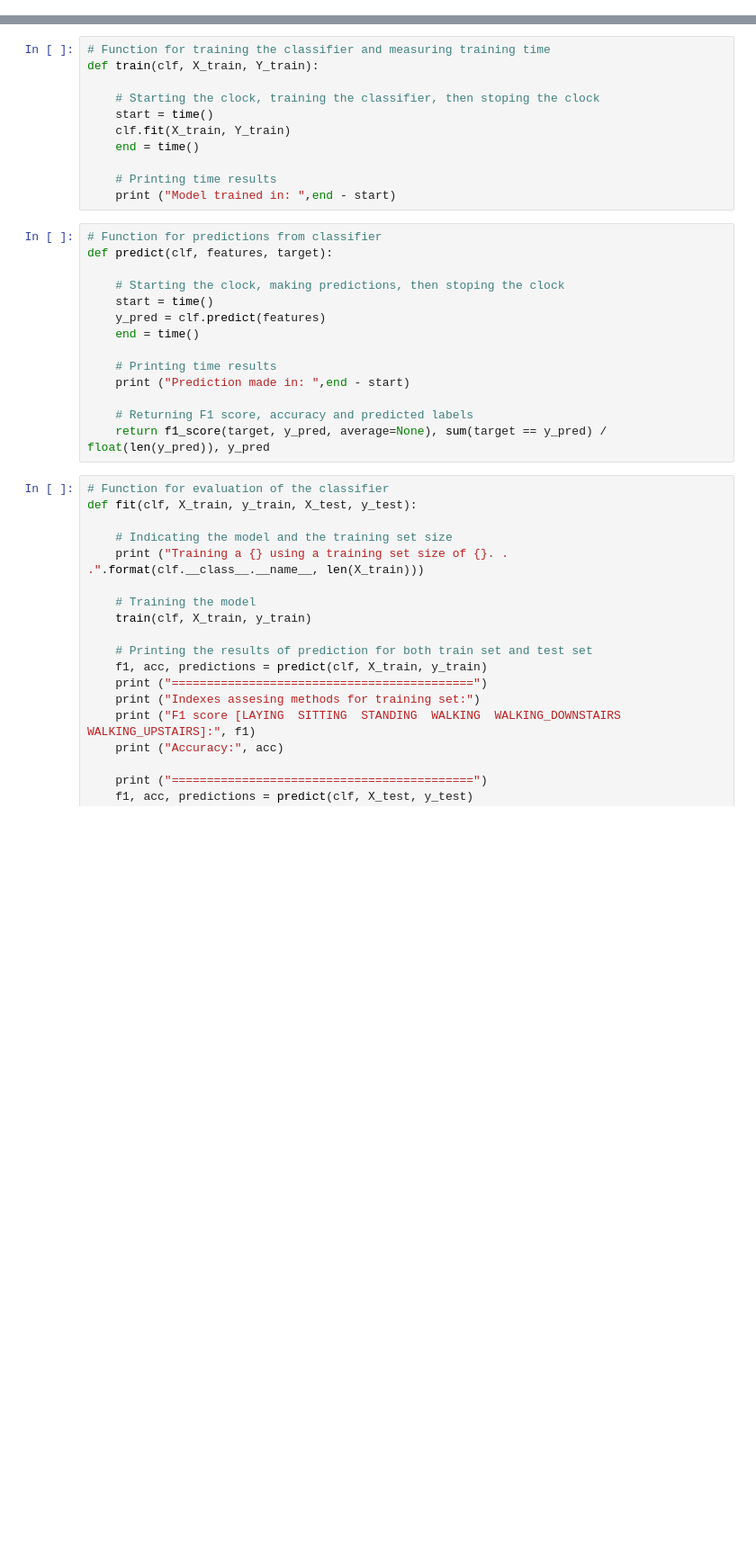
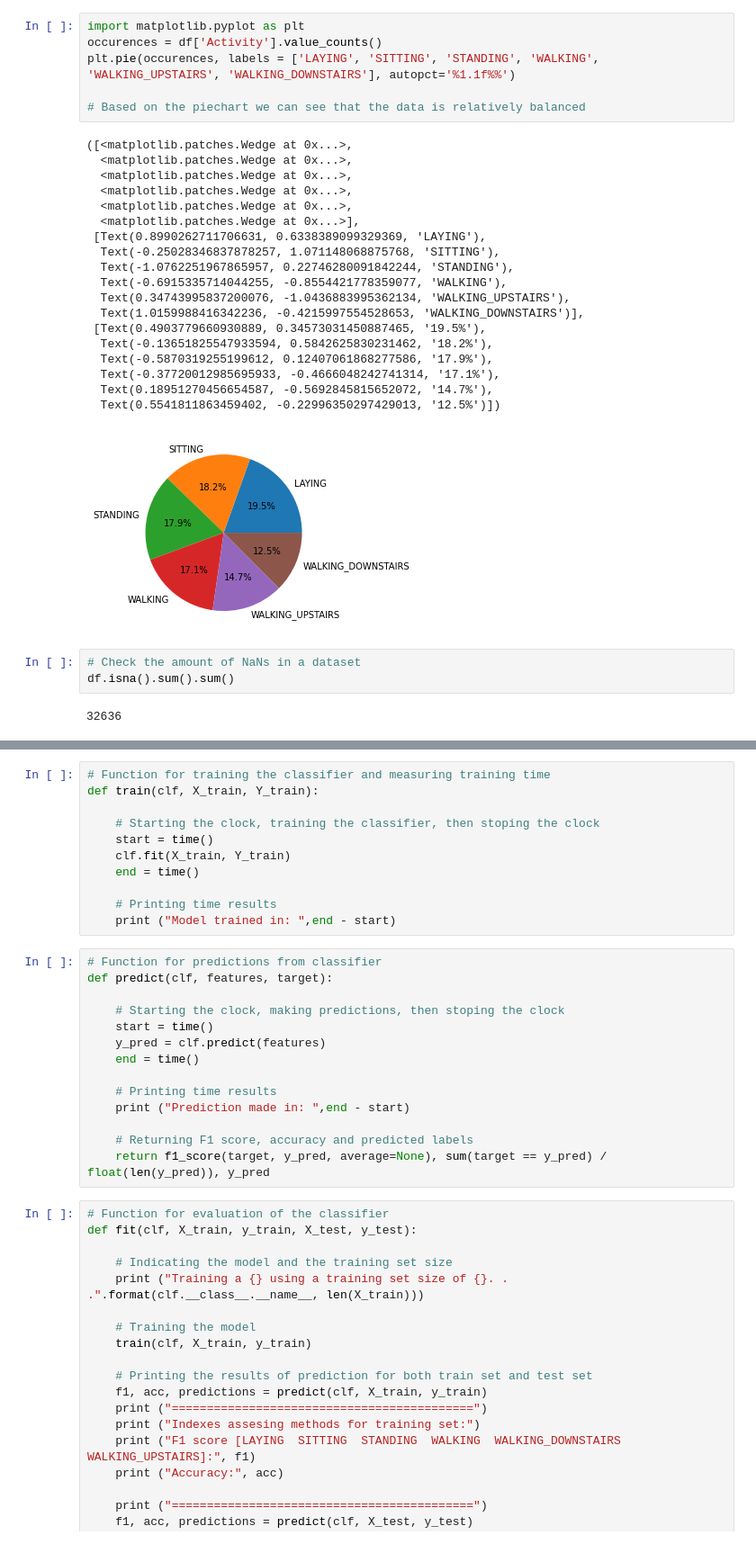
Before and after one commit to blejson/Hackathon, a Jupyter notebook: Documentation.ipynb, the cells around one changed output, grey strips where cells are left out. Shown at 90% size. Saved outputs shown, nothing was run; the diff lists cells and outputs as text; blank space fills up the shorter version.

```diff
--- a/Documentation.ipynb
+++ b/Documentation.ipynb
@@ -17,0 +38,31 @@ display(df)
+# %%
+import matplotlib.pyplot as plt
+occurences = df['Activity'].value_counts()
+plt.pie(occurences, labels = ['LAYING', 'SITTING', 'STANDING', 'WALKING', 'WALKING_UPSTAIRS', 'WALKING_DOWNSTAIRS'], autopct='%1.1f%%')
+
+# Based on the piechart we can see that the data is relatively balanced
+# %% [output]
+([<matplotlib.patches.Wedge at 0x...>,
+  <matplotlib.patches.Wedge at 0x...>,
+  <matplotlib.patches.Wedge at 0x...>,
+  <matplotlib.patches.Wedge at 0x...>,
+  <matplotlib.patches.Wedge at 0x...>,
+  <matplotlib.patches.Wedge at 0x...>],
+ [Text(0.8990262711706631, 0.6338389099329369, 'LAYING'),
+  Text(-0.25028346837878257, 1.071148068875768, 'SITTING'),
+  Text(-1.0762251967865957, 0.22746280091842244, 'STANDING'),
+  Text(-0.6915335714044255, -0.8554421778359077, 'WALKING'),
+  Text(0.34743995837200076, -1.0436883995362134, 'WALKING_UPSTAIRS'),
+  Text(1.0159988416342236, -0.4215997554528653, 'WALKING_DOWNSTAIRS')],
+ [Text(0.4903779660930889, 0.34573031450887465, '19.5%'),
+  Text(-0.13651825547933594, 0.5842625830231462, '18.2%'),
+  Text(-0.5870319255199612, 0.12407061868277586, '17.9%'),
+  Text(-0.37720012985695933, -0.4666048242741314, '17.1%'),
+  Text(0.18951270456654587, -0.5692845815652072, '14.7%'),
+  Text(0.5541811863459402, -0.22996350297429013, '12.5%')])
+[figure, added]
+# %%
+# Check the amount of NaNs in a dataset
+df.isna().sum().sum()
+# %% [output]
+32636
```
Also changed, not shown: parts of 44 cells of this notebook.
